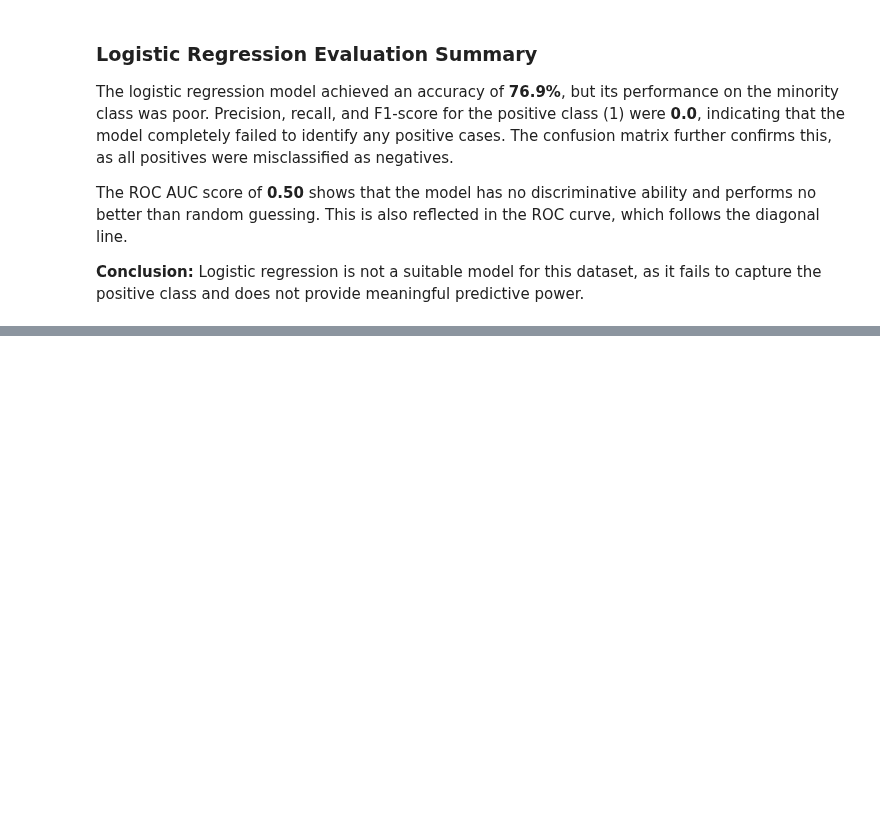
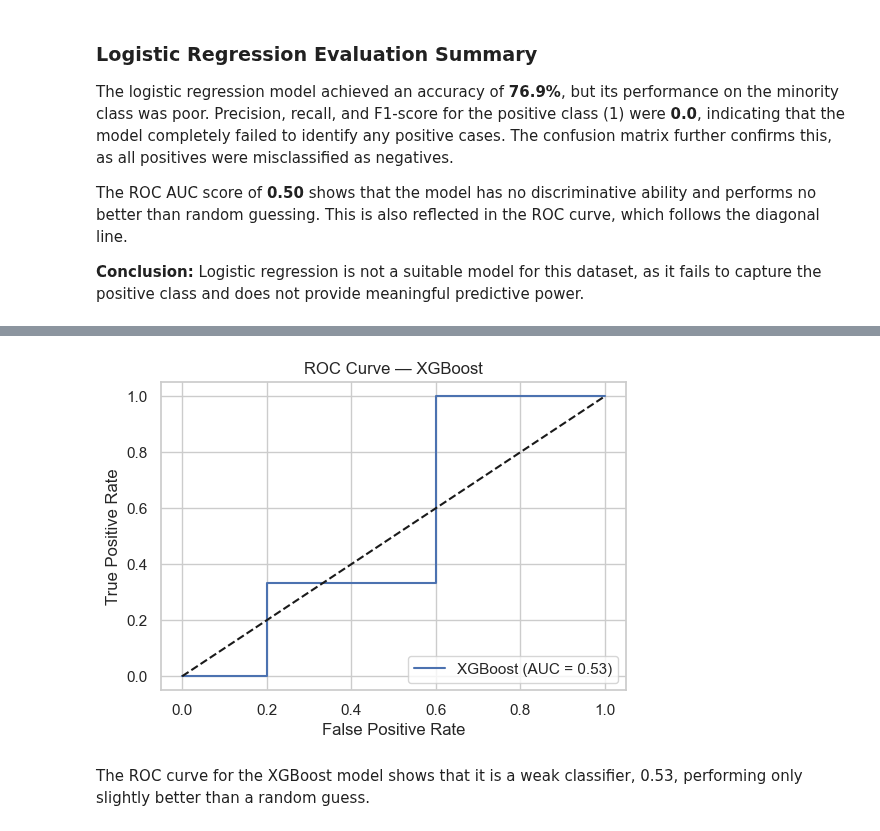
Before and after one commit to J-Kimani/DS, a Jupyter notebook: Projects/Data Proficiency Project/Data Proficiency Project.ipynb, the cells around one changed output, grey strips where cells are left out. Cells and saved outputs as stored; diff of their text form; code cells hidden in the pictures; blank space fills up the shorter version.

```diff
--- a/Projects/Data Proficiency Project/Data Proficiency Project.ipynb
+++ b/Projects/Data Proficiency Project/Data Proficiency Project.ipynb
@@ -2117,0 +2184,21 @@ The ROC AUC score of **0.50** shows that the model has no discriminative ability
+# %%
+# Predicted probabilities for the positive class
+y_prob_xgb = xgb.predict_proba(X_test)[:,1]
+
+# ROC curve
+fpr, tpr, thresholds = roc_curve(y_test, y_prob_xgb)
+auc_score = roc_auc_score(y_test, y_prob_xgb)
+
+# Plot ROC curve
+plt.figure(figsize=(6,4))
+plt.plot(fpr, tpr, label=f'XGBoost (AUC = {auc_score:.2f})')
+plt.plot([0,1], [0,1], 'k--')  # baseline
+plt.xlabel('False Positive Rate')
+plt.ylabel('True Positive Rate')
+plt.title('ROC Curve — XGBoost')
+plt.legend(loc='lower right')
+plt.show()
+# %% [output]
+[figure, added]
+# %% [markdown]
+The ROC curve for the XGBoost model shows that it is a weak classifier, 0.53, performing only slightly better than a random guess.
```
Also changed, not shown: parts of 10 cells of this notebook.
